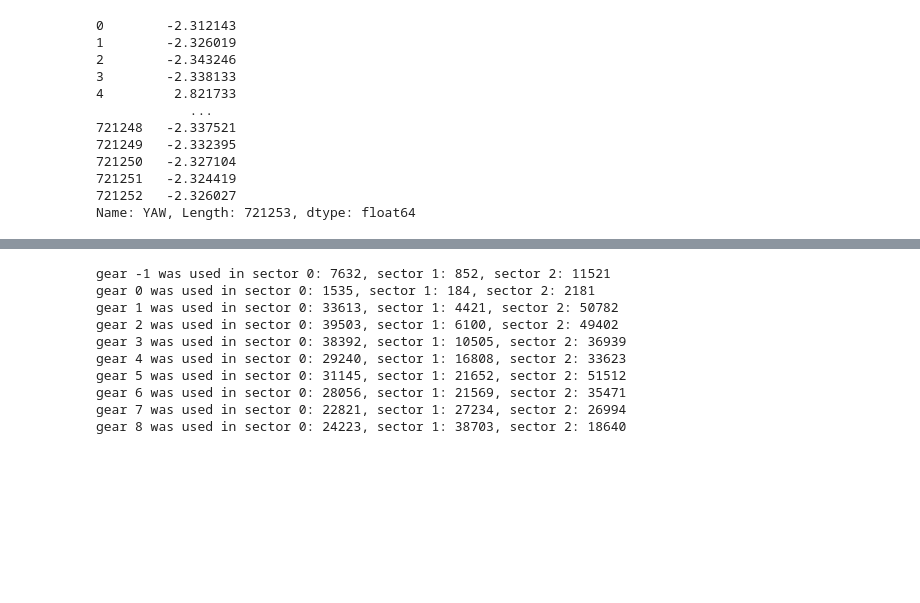
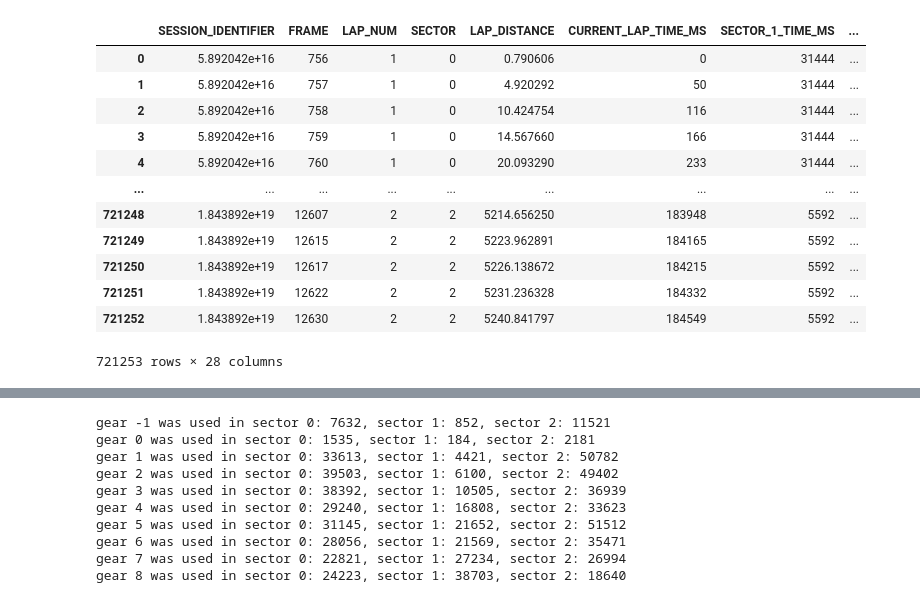
Before and after one commit to Bgon01/Data3001-capstone, a Jupyter notebook: eda.ipynb, the cells around one changed output, grey strips where cells are left out. Cells and saved outputs as stored; diff of their text form; code cells hidden in the pictures; blank space fills up the shorter version.

```diff
--- a/eda.ipynb
+++ b/eda.ipynb
@@ -10,3 +10,5 @@ def fetch_data_from_source(parquet_file):
     return df
 # %%
 f1_2022_df = fetch_data_from_source('f1sim-data-2022.parquet')
+f1_2022_df.sort_values(by=["SESSION_IDENTIFIER", "FRAME"], inplace=True)
+f1_2022_df.reset_index(drop=True, inplace=True)
@@ -15,15 +19,16 @@ f1_2023_df = pd.read_csv("../data/f1sim-data-2023.csv")
 # %%
-f1_2022_df["YAW"]
+f1_2022_df
 # %% [output]
+|  | SESSION_IDENTIFIER | FRAME | LAP_NUM | SECTOR | LAP_DISTANCE | CURRENT_LAP_TIME_MS | SECTOR_1_TIME_MS | ... |
+| 0 | 5.892042e+16 | 756 | 1 | 0 | 0.790606 | 0 | 31444 | ... |
+| 1 | 5.892042e+16 | 757 | 1 | 0 | 4.920292 | 50 | 31444 | ... |
+| 2 | 5.892042e+16 | 758 | 1 | 0 | 10.424754 | 116 | 31444 | ... |
+| 3 | 5.892042e+16 | 759 | 1 | 0 | 14.567660 | 166 | 31444 | ... |
+| 4 | 5.892042e+16 | 760 | 1 | 0 | 20.093290 | 233 | 31444 | ... |
+| ... | ... | ... | ... | ... | ... | ... | ... | ... |
+| 721248 | 1.843892e+19 | 12607 | 2 | 2 | 5214.656250 | 183948 | 5592 | ... |
+| 721249 | 1.843892e+19 | 12615 | 2 | 2 | 5223.962891 | 184165 | 5592 | ... |
+| 721250 | 1.843892e+19 | 12617 | 2 | 2 | 5226.138672 | 184215 | 5592 | ... |
+| 721251 | 1.843892e+19 | 12622 | 2 | 2 | 5231.236328 | 184332 | 5592 | ... |
+| 721252 | 1.843892e+19 | 12630 | 2 | 2 | 5240.841797 | 184549 | 5592 | ... |
-0        -2.312143
-1        -2.326019
-2        -2.343246
-3        -2.338133
-4         2.821733
-            ...
-721248   -2.337521
-721249   -2.332395
-721250   -2.327104
-721251   -2.324419
-721252   -2.326027
-Name: YAW, Length: 721253, dtype: float64
+721253 rows × 28 columns
```
Also changed, not shown: parts of 5 cells of this notebook, 2 other files.
